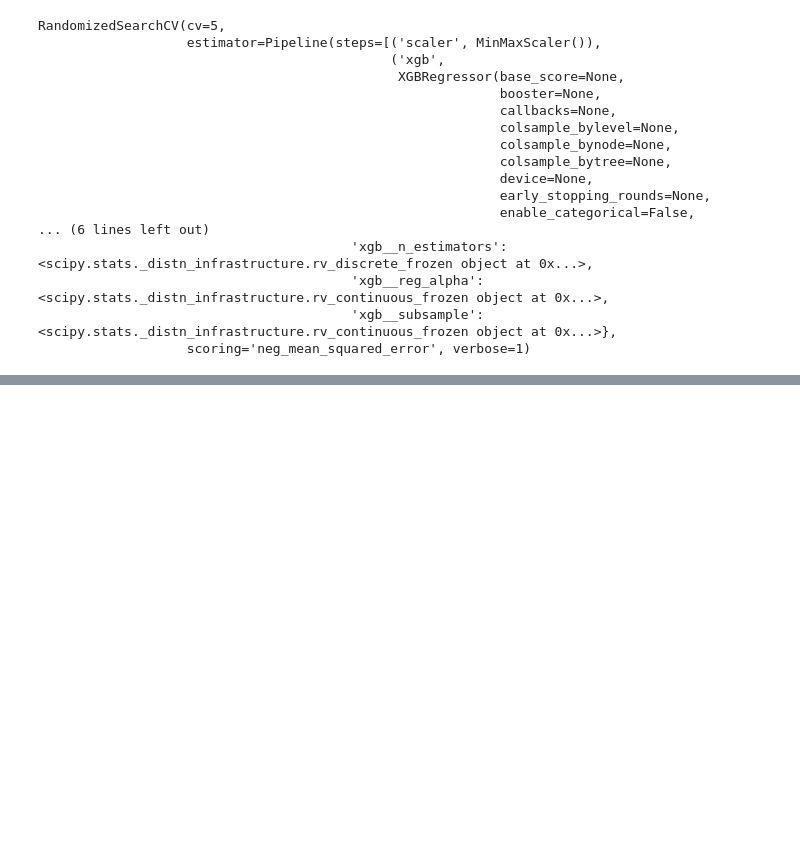
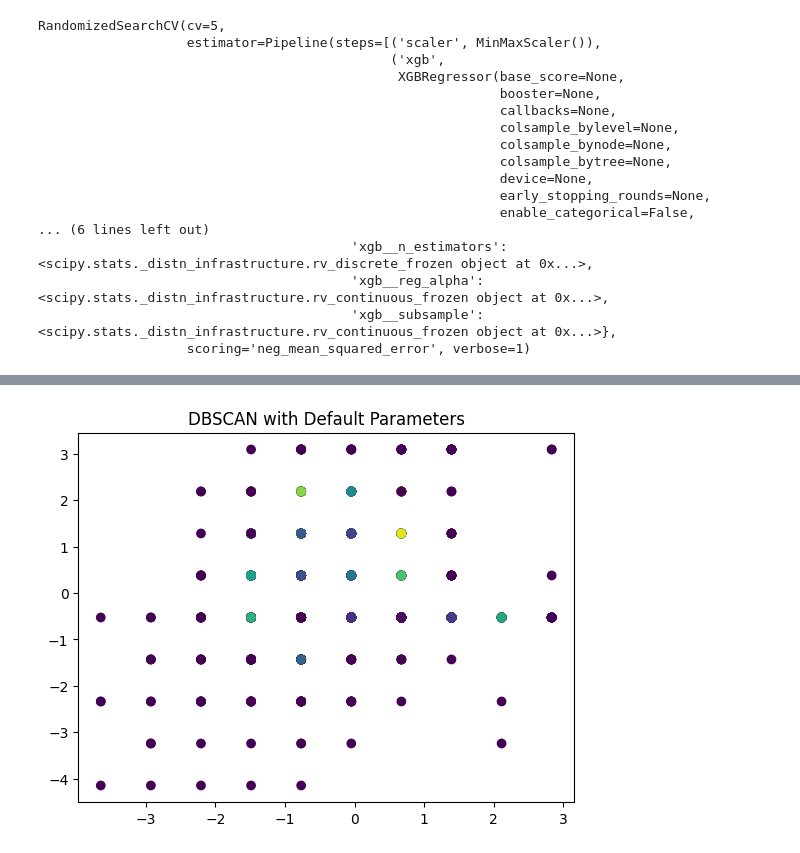
Before and after one commit to DomenickD/DataScience-IEX-USF, a Jupyter notebook: Housing_Regression/housingv4.ipynb, the cells around one changed output, grey strips where cells are left out. Drawn from its saved outputs; the diff is of its cells as text; code cells hidden in the pictures; blank space fills up the shorter version.

```diff
--- a/Housing_Regression/housingv4.ipynb
+++ b/Housing_Regression/housingv4.ipynb
@@ -315,0 +340,21 @@ plt.show()
+# %%
+from sklearn.cluster import DBSCAN
+from sklearn.preprocessing import StandardScaler
+
+# features = train[['Age', 'Fare', 'Pclass']]
+# features['Age'].fillna(value = round(train['Age'].mean()), inplace = True)
+
+# features = features.dropna()
+
+scaler = StandardScaler()
+features = scaler.fit_transform(X_train)
+# Apply DBSCAN
+db = DBSCAN()
+labels = db.fit_predict(features)
+
+# Plot results (if reduced to 2D using PCA or similar)
+plt.scatter(features[:, 0], features[:, 1], c=labels)
+plt.title("DBSCAN with Default Parameters")
+plt.show()
+# %% [output]
+[figure, added]
```
Also changed, not shown: parts of 14 cells of this notebook, 1 other file.
